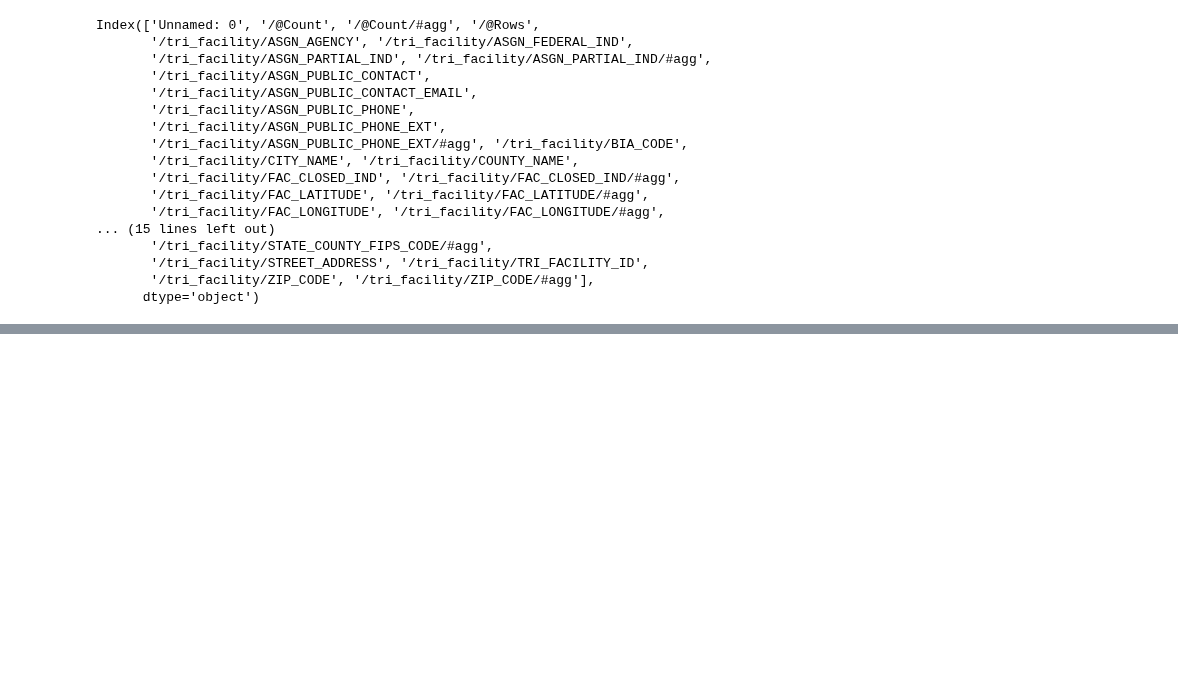
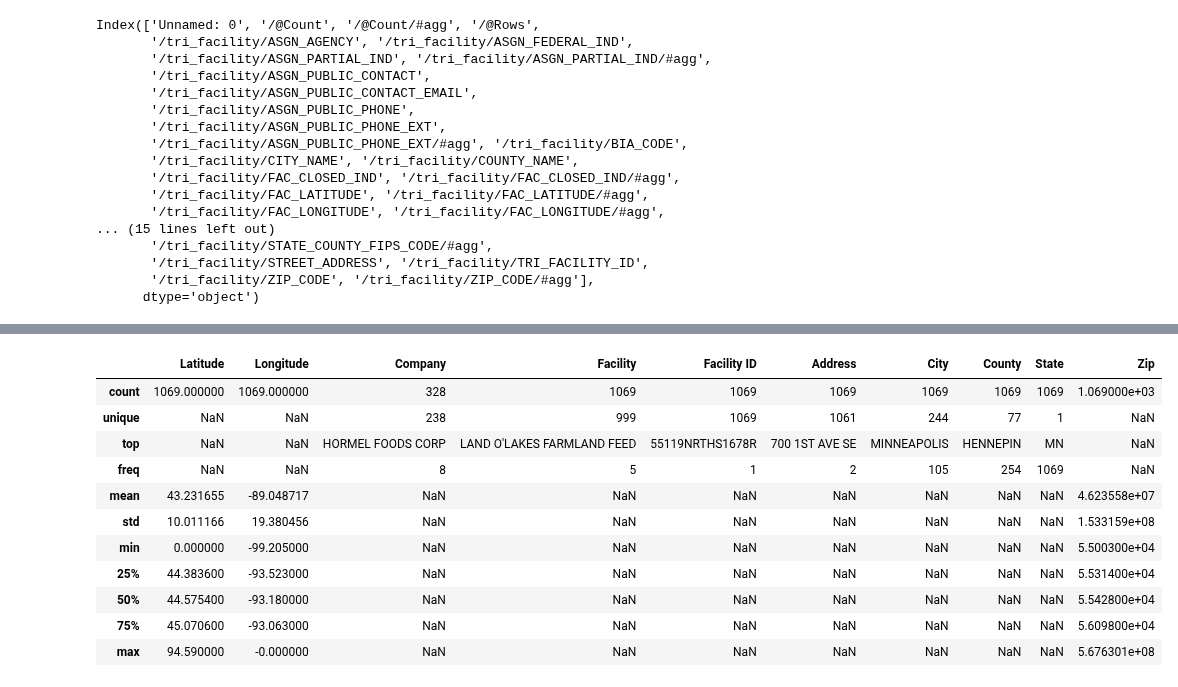
Before and after one commit to alvern/Group_Project_Grad_Rates, a Jupyter notebook: andy_notebook.ipynb, the cells around one changed output, grey strips where cells are left out. Cells and saved outputs as stored; diff of their text form; code cells hidden in the pictures; blank space fills up the shorter version.

```diff
--- a/andy_notebook.ipynb
+++ b/andy_notebook.ipynb
@@ -151 +199,16 @@ tri_ID_df = tri_ID_df.rename(index={'/tri_facility/FAC_LATITUDE': 'Latitude', '/
+# %%
+tri_df.describe(include='all')
+# %% [output]
+|  | Latitude | Longitude | Company | Facility | Facility ID | Address | City | County | State | Zip |
+| count | 1069.000000 | 1069.000000 | 328 | 1069 | 1069 | 1069 | 1069 | 1069 | 1069 | 1.069000e+03 |
+| unique | NaN | NaN | 238 | 999 | 1069 | 1061 | 244 | 77 | 1 | NaN |
+| top | NaN | NaN | HORMEL FOODS CORP | LAND O'LAKES FARMLAND FEED | 55119NRTHS1678R | 700 1ST AVE SE | MINNEAPOLIS | HENNEPIN | MN | NaN |
+| freq | NaN | NaN | 8 | 5 | 1 | 2 | 105 | 254 | 1069 | NaN |
+| mean | 43.231655 | -89.048717 | NaN | NaN | NaN | NaN | NaN | NaN | NaN | 4.623558e+07 |
+| std | 10.011166 | 19.380456 | NaN | NaN | NaN | NaN | NaN | NaN | NaN | 1.533159e+08 |
+| min | 0.000000 | -99.205000 | NaN | NaN | NaN | NaN | NaN | NaN | NaN | 5.500300e+04 |
+| 25% | 44.383600 | -93.523000 | NaN | NaN | NaN | NaN | NaN | NaN | NaN | 5.531400e+04 |
+| 50% | 44.575400 | -93.180000 | NaN | NaN | NaN | NaN | NaN | NaN | NaN | 5.542800e+04 |
+| 75% | 45.070600 | -93.063000 | NaN | NaN | NaN | NaN | NaN | NaN | NaN | 5.609800e+04 |
+| max | 94.590000 | -0.000000 | NaN | NaN | NaN | NaN | NaN | NaN | NaN | 5.676301e+08 |
 # %%
```
Also changed, not shown: parts of 25 cells of this notebook, 1 other file.
